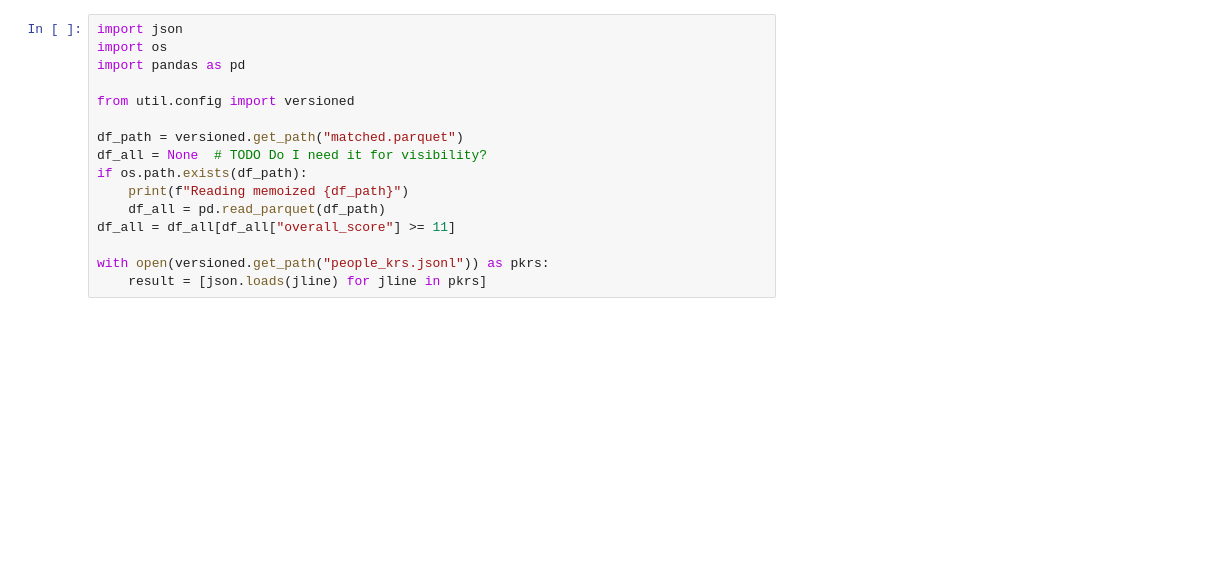
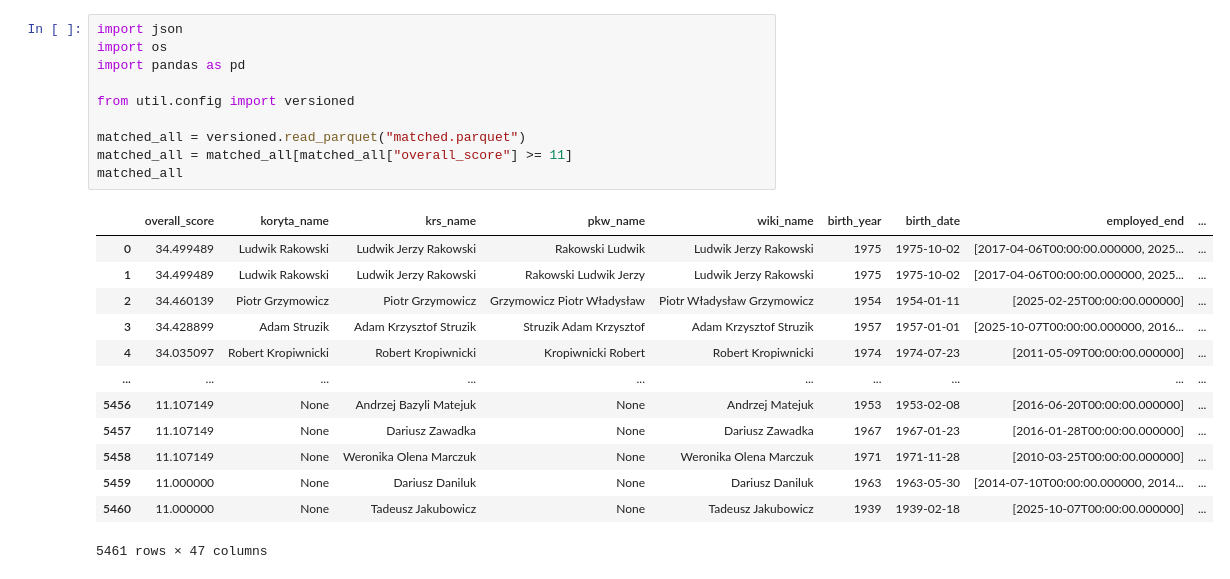
Before and after one commit to SzymonPajzert/koryta, a Jupyter notebook: data/scrapers/src/analysis/Stats.ipynb, the cells around one changed output. Cells and saved outputs as stored; diff of their text form; blank space fills up the shorter version.

```diff
--- a/data/scrapers/src/analysis/Stats.ipynb
+++ b/data/scrapers/src/analysis/Stats.ipynb
@@ -1,16 +1,24 @@
 # %%
 import json
 import os
 import pandas as pd
 
 from util.config import versioned
 
-df_path = versioned.get_path("matched.parquet")
-df_all = None  # TODO Do I need it for visibility?
-if os.path.exists(df_path):
-    print(f"Reading memoized {df_path}")
-    df_all = pd.read_parquet(df_path)
-df_all = df_all[df_all["overall_score"] >= 11]
-
-with open(versioned.get_path("people_krs.jsonl")) as pkrs:
-    result = [json.loads(jline) for jline in pkrs]
+matched_all = versioned.read_parquet("matched.parquet")
+matched_all = matched_all[matched_all["overall_score"] >= 11]
+matched_all
+# %% [output]
+|  | overall_score | koryta_name | krs_name | pkw_name | wiki_name | birth_year | birth_date | employed_end | ... |
+| 0 | 34.499489 | Ludwik Rakowski | Ludwik Jerzy Rakowski | Rakowski Ludwik | Ludwik Jerzy Rakowski | 1975 | 1975-10-02 | [2017-04-06T00:00:00.000000, 2025... | ... |
+| 1 | 34.499489 | Ludwik Rakowski | Ludwik Jerzy Rakowski | Rakowski Ludwik Jerzy | Ludwik Jerzy Rakowski | 1975 | 1975-10-02 | [2017-04-06T00:00:00.000000, 2025... | ... |
+| 2 | 34.460139 | Piotr Grzymowicz | Piotr Grzymowicz | Grzymowicz Piotr Władysław | Piotr Władysław Grzymowicz | 1954 | 1954-01-11 | [2025-02-25T00:00:00.000000] | ... |
+| 3 | 34.428899 | Adam Struzik | Adam Krzysztof Struzik | Struzik Adam Krzysztof | Adam Krzysztof Struzik | 1957 | 1957-01-01 | [2025-10-07T00:00:00.000000, 2016... | ... |
+| 4 | 34.035097 | Robert Kropiwnicki | Robert Kropiwnicki | Kropiwnicki Robert | Robert Kropiwnicki | 1974 | 1974-07-23 | [2011-05-09T00:00:00.000000] | ... |
+| ... | ... | ... | ... | ... | ... | ... | ... | ... | ... |
+| 5456 | 11.107149 | None | Andrzej Bazyli Matejuk | None | Andrzej Matejuk | 1953 | 1953-02-08 | [2016-06-20T00:00:00.000000] | ... |
+| 5457 | 11.107149 | None | Dariusz Zawadka | None | Dariusz Zawadka | 1967 | 1967-01-23 | [2016-01-28T00:00:00.000000] | ... |
+| 5458 | 11.107149 | None | Weronika Olena Marczuk | None | Weronika Olena Marczuk | 1971 | 1971-11-28 | [2010-03-25T00:00:00.000000] | ... |
+| 5459 | 11.000000 | None | Dariusz Daniluk | None | Dariusz Daniluk | 1963 | 1963-05-30 | [2014-07-10T00:00:00.000000, 2014... | ... |
+| 5460 | 11.000000 | None | Tadeusz Jakubowicz | None | Tadeusz Jakubowicz | 1939 | 1939-02-18 | [2025-10-07T00:00:00.000000] | ... |
+5461 rows × 47 columns
```
Also changed, not shown: parts of 5 cells of this notebook, 4 other files.
